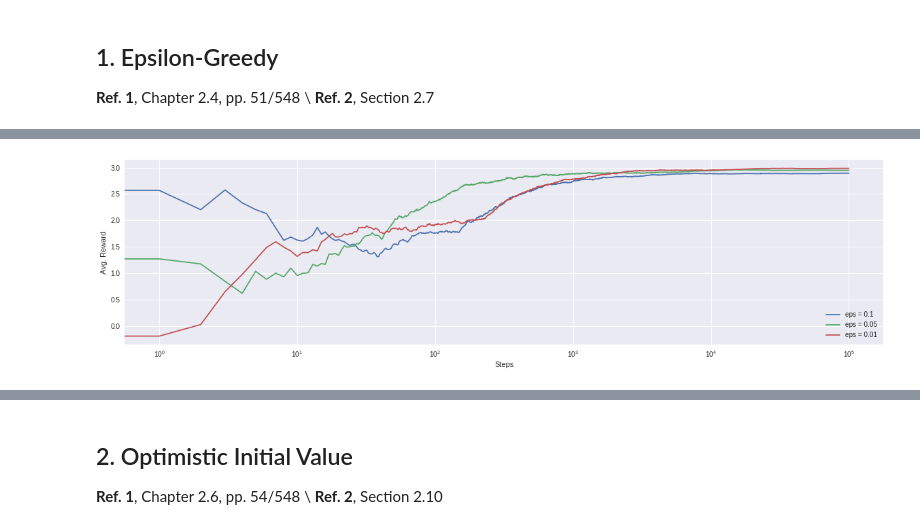
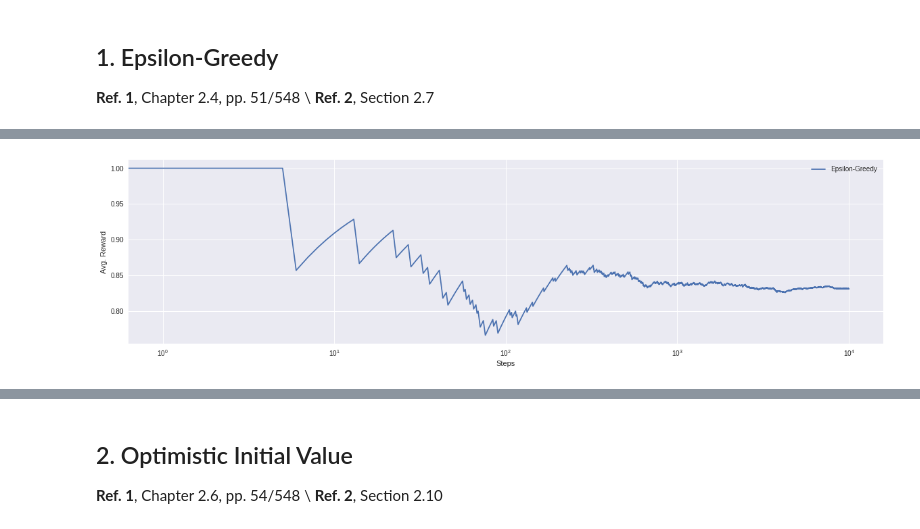
Before and after one commit to nxthuan512/Reinforcement-Learning-An-Introduction, a Jupyter notebook: Chapter_2_Multi_armed_Bandits.ipynb, the cells around one changed output, grey strips where cells are left out. Drawn from its saved outputs; the diff is of its cells as text; code cells hidden in the pictures.

```diff
--- a/Chapter_2_Multi_armed_Bandits.ipynb
+++ b/Chapter_2_Multi_armed_Bandits.ipynb
@@ -25,81 +30,98 @@ import matplotlib.pyplot as plt
+# %%
+class Bandit:
+    def __init__(self, n_bandits):
+        self.n_bandits = n_bandits  # Number of bandits
+        np.random.seed(int(tm.time()))
+        self.probas = [np.random.random() for _ in range(self.n_bandits)] # Probability of getting reward of each bandit|
 # %% [markdown]
 ## 1. Epsilon-Greedy
 **Ref. 1**, Chapter 2.4, pp. 51/548 \\
 **Ref. 2**, Section 2.7
 # %%
 # =====================================================
-# Class Bandit
+# Class algorithm
 # =====================================================
-class BanditEpsGreedy:
-    def __init__(self, m):
-        self.m = m
-        self.mean = 0   #
-        self.N = 0      # Number of experiments
+class EpsGreedy:
+    def __init__(self):
+        self.mean   = 0
+        self.step   = 0
 
     # Generate random value whenever pulling
-    def pull(self):
-        return np.random.randn() + self.m
+    def generate_reward(self, probas):
+        reward = np.random.randn()
+        if reward < probas:
+            return 1
+        else:
+            return 0
 
     # Update the mean
-    def update(self, x):
-        self.N += 1
-        self.mean = (1 - 1.0/self.N)*self.mean + (1.0/self.N)*x
+    def update(self, reward):
+        self.step += 1
+        self.mean = (1 - 1.0/self.step)*self.mean + (1.0/self.step)*reward
 
 
 # =====================================================
 # Run experiment
-#    N: Number of experiments
 # =====================================================
-def run_epsGreedy (m1, m2, m3, eps, N):
-    bandits = [BanditEpsGreedy(m1), BanditEpsGreedy(m2), BanditEpsGreedy(m3)]
+def run_EpsGreedy(n_bandits, n_steps, probas, eps):
+    bandits_list = []  # list of all bandits
+    bandits_lsel = []  # list of selected bandits
+    rewards = []
 
-    reward = np.empty(N)
+    for j in range (0, n_bandits):
+        bandits_list.append(EpsGreedy())
 
-    for i in range (N):
-        # Agency selects action based on epsilon greedy
+    # Iteration
+    for _ in range (n_steps):
+        # Selects bandit j
         p = np.random.random()
         if p < eps:
-            j = np.random.choice(3)
+            j = np.random.choice(n_bandits)
         else:
-            j = np.argmax([b.mean for b in bandits])
+            j = np.argmax([b.mean for b in bandits_list])
 
-        # Environment generates state
-        x = bandits[j].pull()
+        # Bandit j returns reward
+        reward = bandits_list[j].generate_reward(probas[j])
 
-        #
-        bandits[j].update(x)
+        # Update
+        bandits_list[j].update(reward)
 
-        # Agency obtains the reward
-        reward[i] = x
+        # Save the rewards and selected bandits
+        rewards.append(reward)
+        bandits_lsel.append(j)
 
     # Accumulate average reward
-    cumm_reward = np.cumsum(reward) / (np.arange(N) + 1)
+    cumm_reward = np.cumsum(rewards) / (np.arange(n_steps) + 1)
 
-    print('run_epsGreedy: average award')
-    for b in bandits:
-        print(b.mean)
-
-    return cumm_reward
+    return cumm_reward, bandits_lsel
 
 
 # =====================================================
 # Main function
 # =====================================================
 if __name__ == '__main__':
-    epsGreedy_1 = run_epsGreedy(1.0, 2.0, 3.0, 0.1, 100000)
-    epsGreedy_05 = run_epsGreedy(1.0, 2.0, 3.0, 0.05, 100000)
-    epsGreedy_01 = run_epsGreedy(1.0, 2.0, 3.0, 0.01, 100000)
+    n_bandits = 3
+    n_steps = 10000
+    n_algorithms = ['Epsilon-Greedy', \
+                    'Optimistic Initial Values', \
+                    'Upper Confidence Bound', \
+                    'Thompson Sampling']
+    bandits_conf = Bandit(n_bandits)
+    print("Probability of all bandits", bandits_conf.probas)
 
-    # log scale plot
     plt.figure(figsize=(20, 5))
     plt.xlabel('Steps')
     plt.ylabel('Avg. Reward')
 
-    plt.plot(epsGreedy_1, label='eps = 0.1')
-    plt.plot(epsGreedy_05, label='eps = 0.05')
-    plt.plot(epsGreedy_01, label='eps = 0.01')
+    ts_reward0, ts_bsel0  = run_EpsGreedy(n_bandits, n_steps, bandits_conf.probas, eps=0.1)
+
+    # log scale plot
+    print('Cummulative reward')
+    plt.plot(ts_reward0, label=n_algorithms[0])
 
     plt.legend()
     plt.xscale('log')
     plt.show()
+
+    print('Done')
 # %% [output]
@@ -118 +130 @@ run_epsGreedy: average award
-[figure, old version]
+[figure, new version]
```
Also changed, not shown: parts of 10 cells of this notebook.
